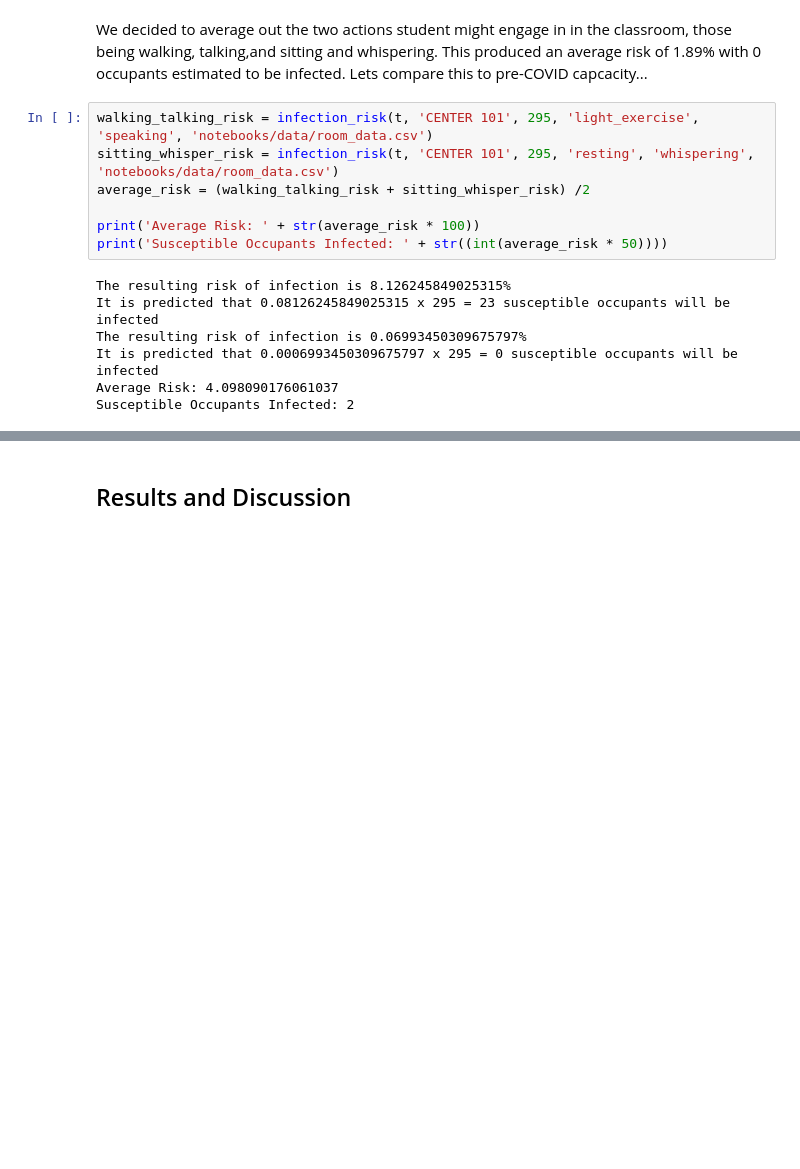
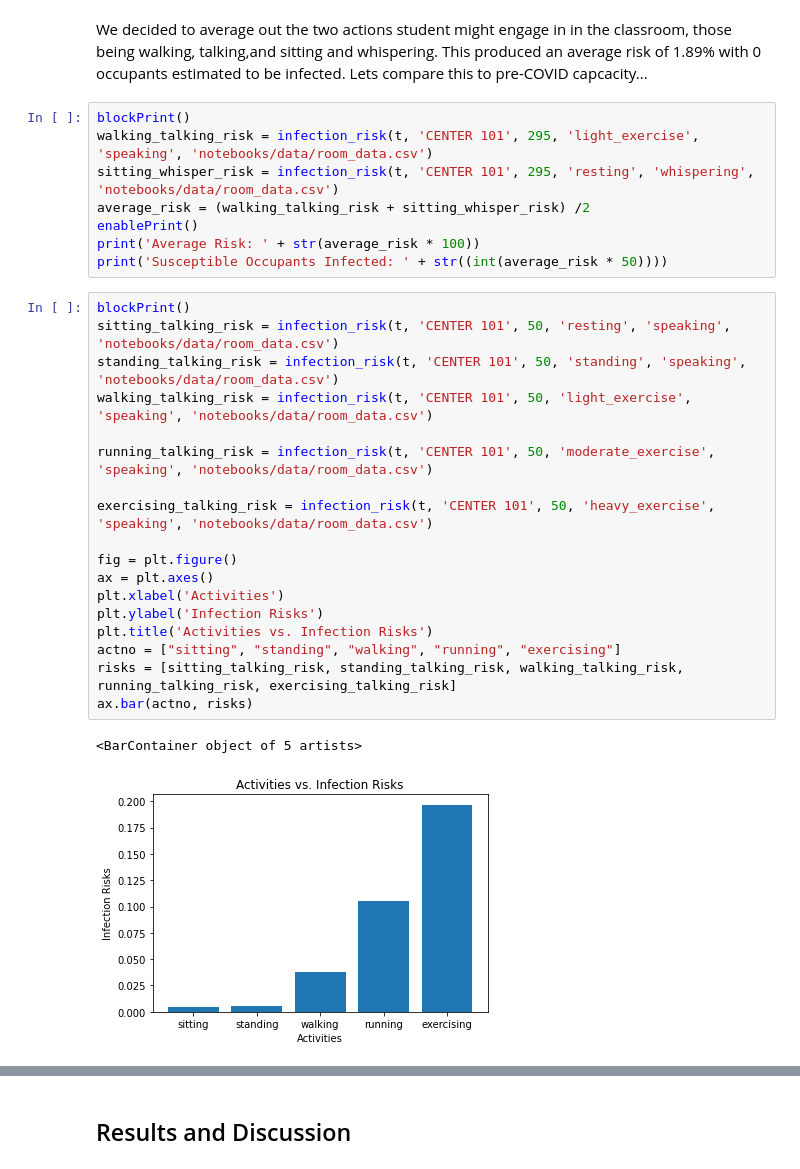
Before and after one commit to etiennedoidic/infection_risk_calculator, a Jupyter notebook: report.ipynb, the cells around one changed output, grey strips where cells are left out. Cells and saved outputs as stored; diff of their text form; blank space fills up the shorter version.

```diff
--- a/report.ipynb
+++ b/report.ipynb
@@ -196,16 +190,31 @@ Susceptible Occupants Infected: 0
 We decided to average out the two actions student might engage in in the classroom, those being walking, talking,and sitting and whispering. This produced an average risk of 1.89% with 0 occupants estimated to be infected.
 Lets compare this to pre-COVID capcacity...
 # %%
+blockPrint()
 walking_talking_risk = infection_risk(t, 'CENTER 101', 295, 'light_exercise', 'speaking', 'notebooks/data/room_data.csv')
 sitting_whisper_risk = infection_risk(t, 'CENTER 101', 295, 'resting', 'whispering', 'notebooks/data/room_data.csv')
 average_risk = (walking_talking_risk + sitting_whisper_risk) /2
-
+enablePrint()
 print('Average Risk: ' + str(average_risk * 100))
 print('Susceptible Occupants Infected: ' + str((int(average_risk * 50))))
-# %% [output]
-The resulting risk of infection is 8.126245849025315%
-It is predicted that 0.08126245849025315 x 295 = 23 susceptible occupants will be infected
-The resulting risk of infection is 0.06993450309675797%
-It is predicted that 0.0006993450309675797 x 295 = 0 susceptible occupants will be infected
-Average Risk: 4.098090176061037
-Susceptible Occupants Infected: 2
+# %%
+blockPrint()
+sitting_talking_risk = infection_risk(t, 'CENTER 101', 50, 'resting', 'speaking', 'notebooks/data/room_data.csv')
+standing_talking_risk = infection_risk(t, 'CENTER 101', 50, 'standing', 'speaking', 'notebooks/data/room_data.csv')
+walking_talking_risk = infection_risk(t, 'CENTER 101', 50, 'light_exercise', 'speaking', 'notebooks/data/room_data.csv')
+
+running_talking_risk = infection_risk(t, 'CENTER 101', 50, 'moderate_exercise', 'speaking', 'notebooks/data/room_data.csv')
+
+exercising_talking_risk = infection_risk(t, 'CENTER 101', 50, 'heavy_exercise', 'speaking', 'notebooks/data/room_data.csv')
+
+fig = plt.figure()
+ax = plt.axes()
+plt.xlabel('Activities')
+plt.ylabel('Infection Risks')
+plt.title('Activities vs. Infection Risks')
+actno = ["sitting", "standing", "walking", "running", "exercising"]
+risks = [sitting_talking_risk, standing_talking_risk, walking_talking_risk, running_talking_risk, exercising_talking_risk]
+ax.bar(actno, risks)
+# %% [output]
+<BarContainer object of 5 artists>
+[figure, added]
```
Also changed, not shown: parts of 3 cells of this notebook, 1 other file.
